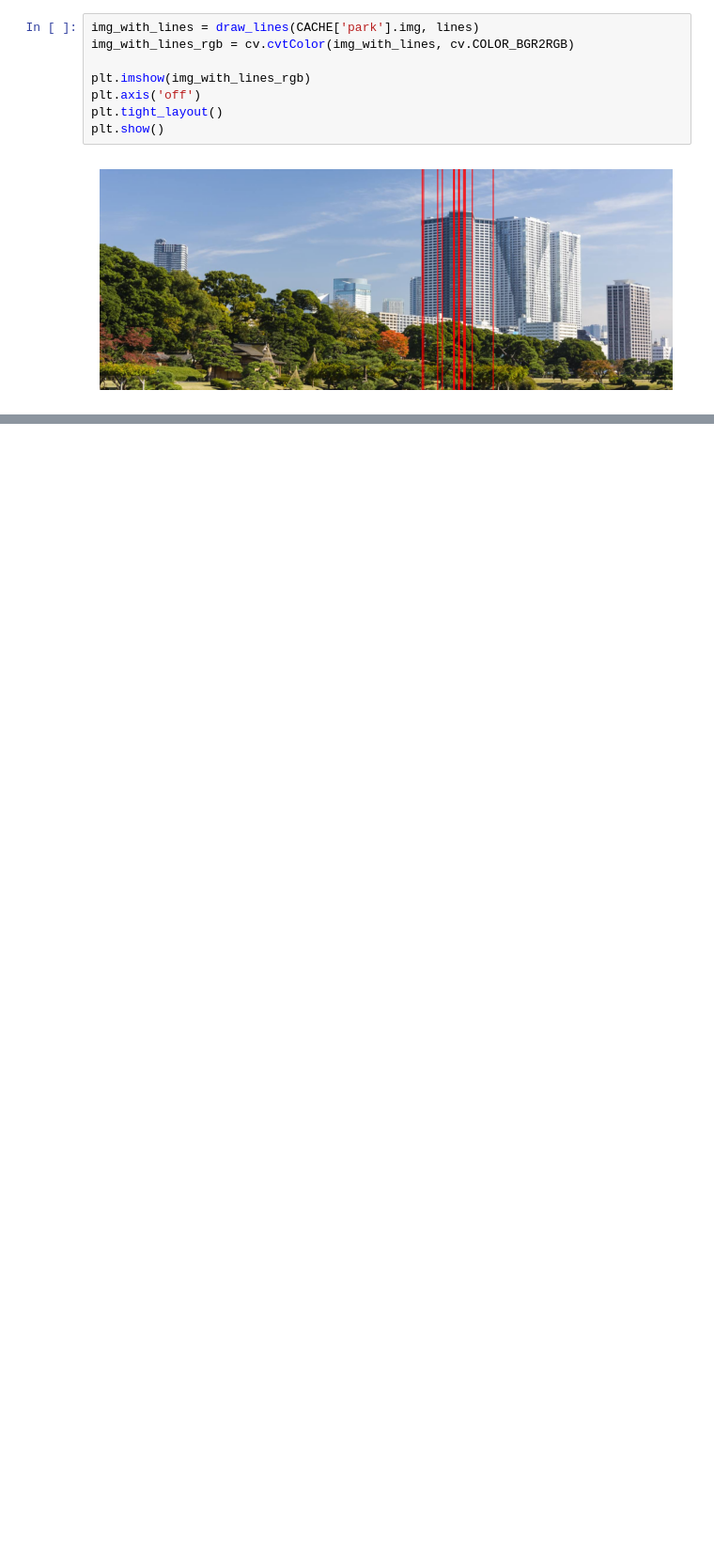
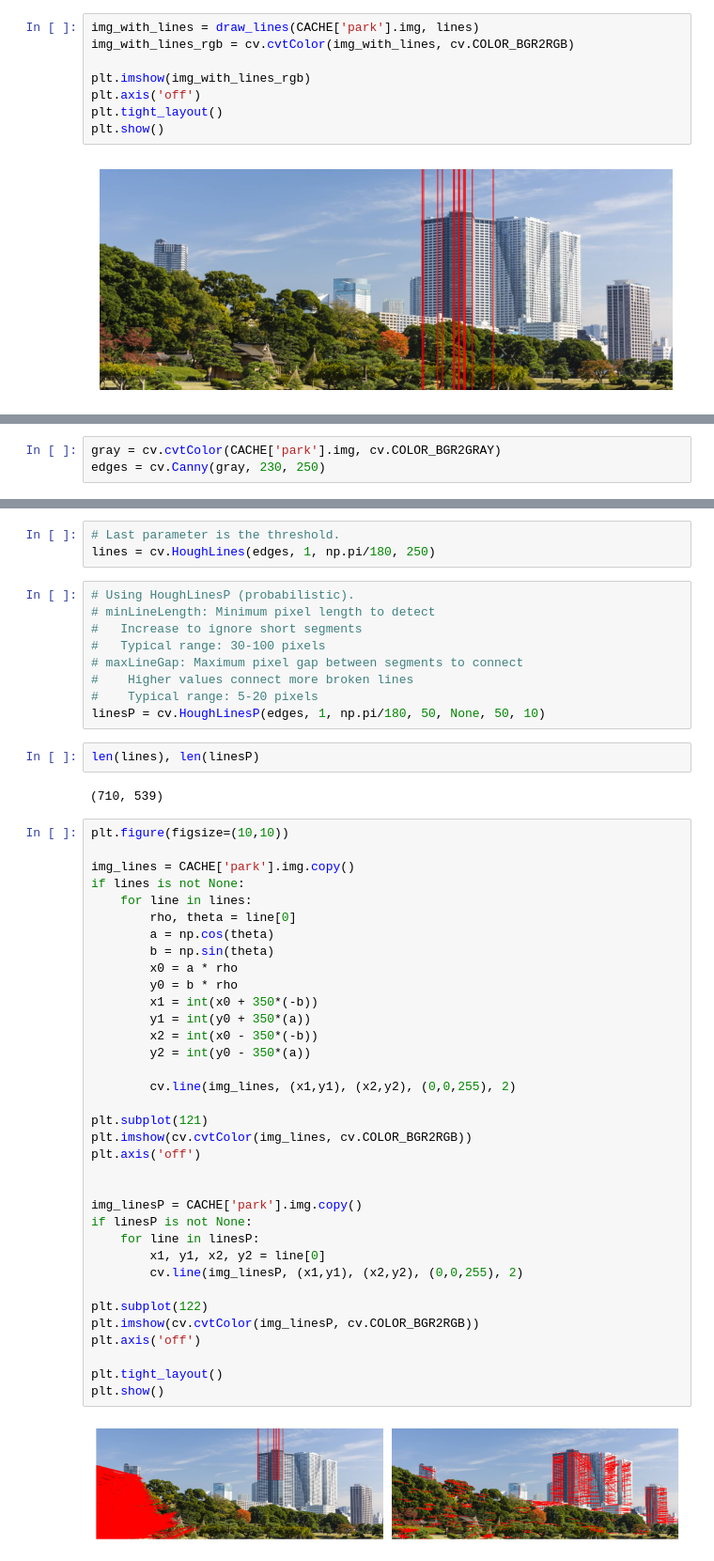
Before and after one commit to seafoodfry/ml-workspace, a Jupyter notebook: gpu-sandbox/vision/005-houghs.ipynb, the cells around one changed output, grey strips where cells are left out. Shown at 94% size. Cells and saved outputs as stored; diff of their text form; blank space fills up the shorter version.

```diff
--- a/gpu-sandbox/vision/005-houghs.ipynb
+++ b/gpu-sandbox/vision/005-houghs.ipynb
@@ -352,0 +392,3 @@ plt.show()
+# %%
+gray = cv.cvtColor(CACHE['park'].img, cv.COLOR_BGR2GRAY)
+edges = cv.Canny(gray, 230, 250)
@@ -352,0 +410,53 @@ plt.show()
+# %%
+# Last parameter is the threshold.
+lines = cv.HoughLines(edges, 1, np.pi/180, 250)
+# %%
+# Using HoughLinesP (probabilistic).
+# minLineLength: Minimum pixel length to detect
+#   Increase to ignore short segments
+#   Typical range: 30-100 pixels
+# maxLineGap: Maximum pixel gap between segments to connect
+#    Higher values connect more broken lines
+#    Typical range: 5-20 pixels
+linesP = cv.HoughLinesP(edges, 1, np.pi/180, 50, None, 50, 10)
+# %%
+len(lines), len(linesP)
+# %% [output]
+(710, 539)
+# %%
+plt.figure(figsize=(10,10))
+
+img_lines = CACHE['park'].img.copy()
+if lines is not None:
+    for line in lines:
+        rho, theta = line[0]
+        a = np.cos(theta)
+        b = np.sin(theta)
+        x0 = a * rho
+        y0 = b * rho
+        x1 = int(x0 + 350*(-b))
+        y1 = int(y0 + 350*(a))
+        x2 = int(x0 - 350*(-b))
+        y2 = int(y0 - 350*(a))
+
+        cv.line(img_lines, (x1,y1), (x2,y2), (0,0,255), 2)
+
+plt.subplot(121)
+plt.imshow(cv.cvtColor(img_lines, cv.COLOR_BGR2RGB))
+plt.axis('off')
+
+
+img_linesP = CACHE['park'].img.copy()
+if linesP is not None:
+    for line in linesP:
+        x1, y1, x2, y2 = line[0]
+        cv.line(img_linesP, (x1,y1), (x2,y2), (0,0,255), 2)
+
+plt.subplot(122)
+plt.imshow(cv.cvtColor(img_linesP, cv.COLOR_BGR2RGB))
+plt.axis('off')
+
+plt.tight_layout()
+plt.show()
+# %% [output]
+[figure, added]
```
Also changed, not shown: parts of 6 cells of this notebook.
